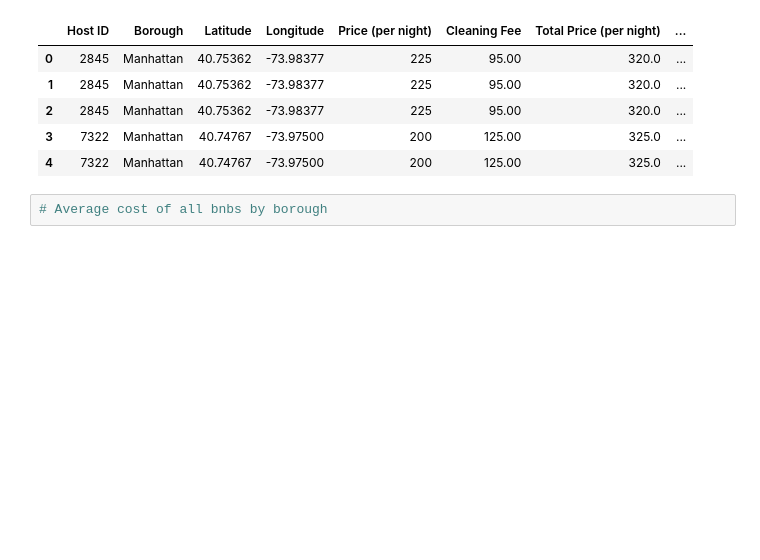
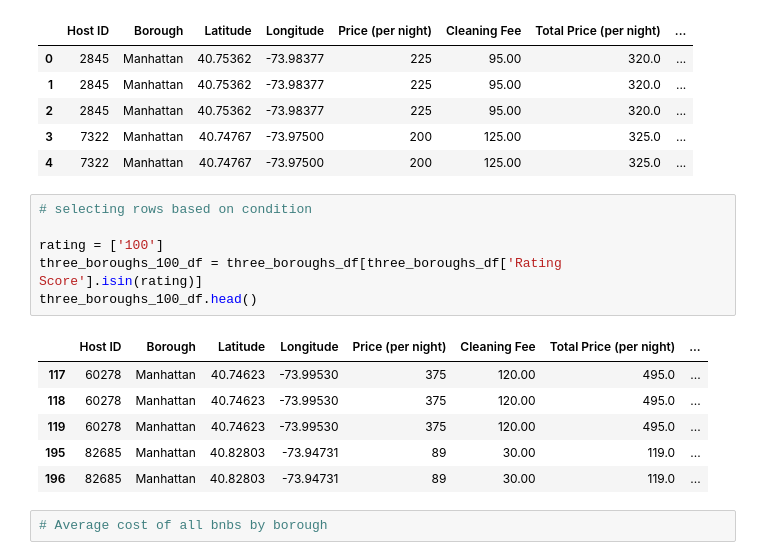
Before and after one commit to parriswoods22/Room11, a Jupyter notebook: visuals 1-3/ny_airb&b_visuals.ipynb, the cells around one changed output. Saved outputs shown, nothing was run; the diff lists cells and outputs as text; blank space fills up the shorter version.

```diff
--- a/visuals 1-3/ny_airb&b_visuals.ipynb
+++ b/visuals 1-3/ny_airb&b_visuals.ipynb
@@ -96,6 +96,19 @@ three_boroughs_df.head()
 | 2 | 2845 | Manhattan | 40.75362 | -73.98377 | 225 | 95.00 | 320.0 | ... |
 | 3 | 7322 | Manhattan | 40.74767 | -73.97500 | 200 | 125.00 | 325.0 | ... |
 | 4 | 7322 | Manhattan | 40.74767 | -73.97500 | 200 | 125.00 | 325.0 | ... |
+# %%
+# selecting rows based on condition
+
+rating = ['100']
+three_boroughs_100_df = three_boroughs_df[three_boroughs_df['Rating Score'].isin(rating)]
+three_boroughs_100_df.head()
+# %% [output]
+|  | Host ID | Borough | Latitude | Longitude | Price (per night) | Cleaning Fee | Total Price (per night) | ... |
+| 117 | 60278 | Manhattan | 40.74623 | -73.99530 | 375 | 120.00 | 495.0 | ... |
+| 118 | 60278 | Manhattan | 40.74623 | -73.99530 | 375 | 120.00 | 495.0 | ... |
+| 119 | 60278 | Manhattan | 40.74623 | -73.99530 | 375 | 120.00 | 495.0 | ... |
+| 195 | 82685 | Manhattan | 40.82803 | -73.94731 | 89 | 30.00 | 119.0 | ... |
+| 196 | 82685 | Manhattan | 40.82803 | -73.94731 | 89 | 30.00 | 119.0 | ... |
 # %%
 # Average cost of all bnbs by borough
 # %%
```
Also changed, not shown: parts of 3 cells of this notebook.
